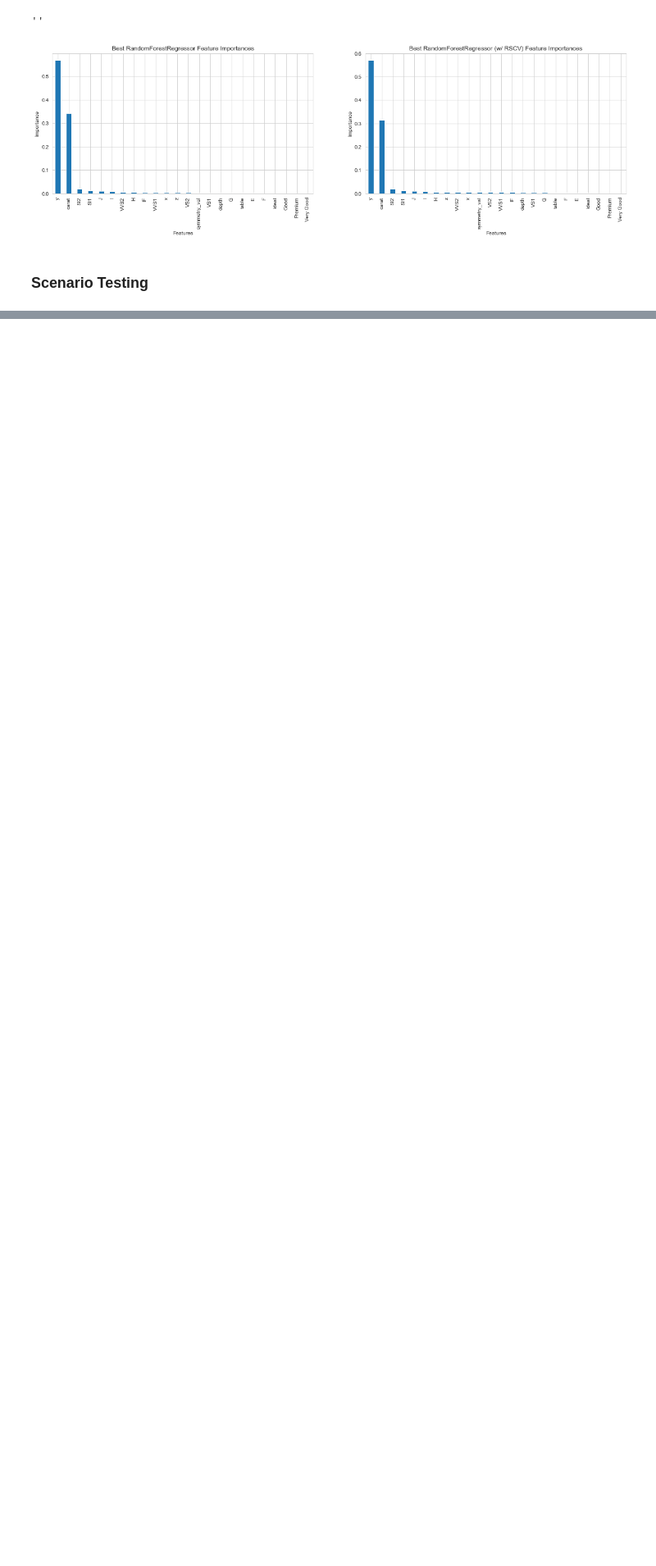
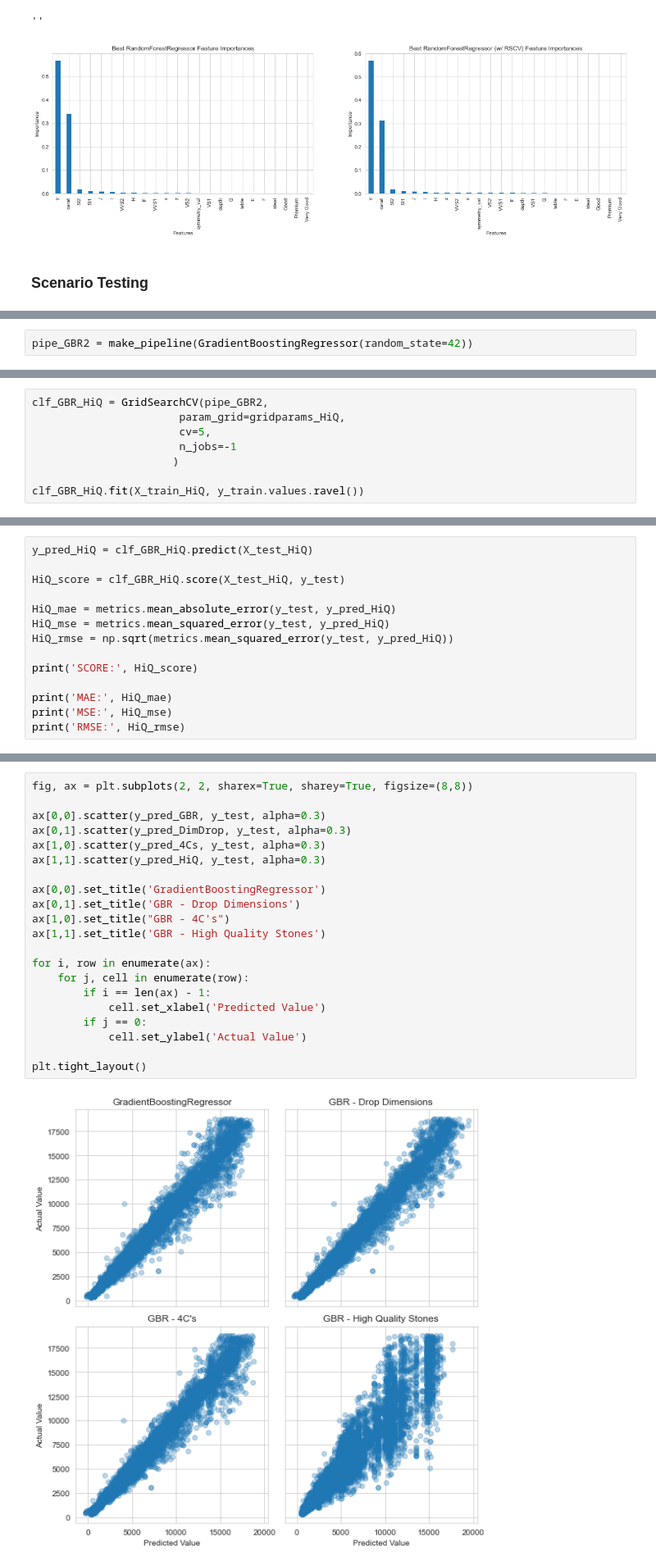
Before and after one commit to nnushart/Capstone3_DiamondPricePrediction, a Jupyter notebook: Notebooks/DataModeling_DiamondPrices.ipynb, the cells around one changed output, grey strips where cells are left out. Shown at 82% size. Drawn from its saved outputs; the diff is of its cells as text; blank space fills up the shorter version.

```diff
--- a/Notebooks/DataModeling_DiamondPrices.ipynb
+++ b/Notebooks/DataModeling_DiamondPrices.ipynb
@@ -489,0 +532,2 @@ ax[1].set_ylabel('Importance')
+# %%
+pipe_GBR2 = make_pipeline(GradientBoostingRegressor(random_state=42))
@@ -489,0 +704,8 @@ ax[1].set_ylabel('Importance')
+# %%
+clf_GBR_HiQ = GridSearchCV(pipe_GBR2,
+                       param_grid=gridparams_HiQ,
+                       cv=5,
+                       n_jobs=-1
+                      )
+
+clf_GBR_HiQ.fit(X_train_HiQ, y_train.values.ravel())
@@ -489,0 +736,14 @@ ax[1].set_ylabel('Importance')
+# %%
+y_pred_HiQ = clf_GBR_HiQ.predict(X_test_HiQ)
+
+HiQ_score = clf_GBR_HiQ.score(X_test_HiQ, y_test)
+
+HiQ_mae = metrics.mean_absolute_error(y_test, y_pred_HiQ)
+HiQ_mse = metrics.mean_squared_error(y_test, y_pred_HiQ)
+HiQ_rmse = np.sqrt(metrics.mean_squared_error(y_test, y_pred_HiQ))
+
+print('SCORE:', HiQ_score)
+
+print('MAE:', HiQ_mae)
+print('MSE:', HiQ_mse)
+print('RMSE:', HiQ_rmse)
@@ -489,0 +777,23 @@ ax[1].set_ylabel('Importance')
+# %%
+fig, ax = plt.subplots(2, 2, sharex=True, sharey=True, figsize=(8,8))
+
+ax[0,0].scatter(y_pred_GBR, y_test, alpha=0.3)
+ax[0,1].scatter(y_pred_DimDrop, y_test, alpha=0.3)
+ax[1,0].scatter(y_pred_4Cs, y_test, alpha=0.3)
+ax[1,1].scatter(y_pred_HiQ, y_test, alpha=0.3)
+
+ax[0,0].set_title('GradientBoostingRegressor')
+ax[0,1].set_title('GBR - Drop Dimensions')
+ax[1,0].set_title("GBR - 4C's")
+ax[1,1].set_title('GBR - High Quality Stones')
+
+for i, row in enumerate(ax):
+    for j, cell in enumerate(row):
+        if i == len(ax) - 1:
+            cell.set_xlabel('Predicted Value')
+        if j == 0:
+            cell.set_ylabel('Actual Value')
+
+plt.tight_layout()
+# %% [output]
+[figure, added]
```
Also changed, not shown: parts of 31 cells of this notebook.
